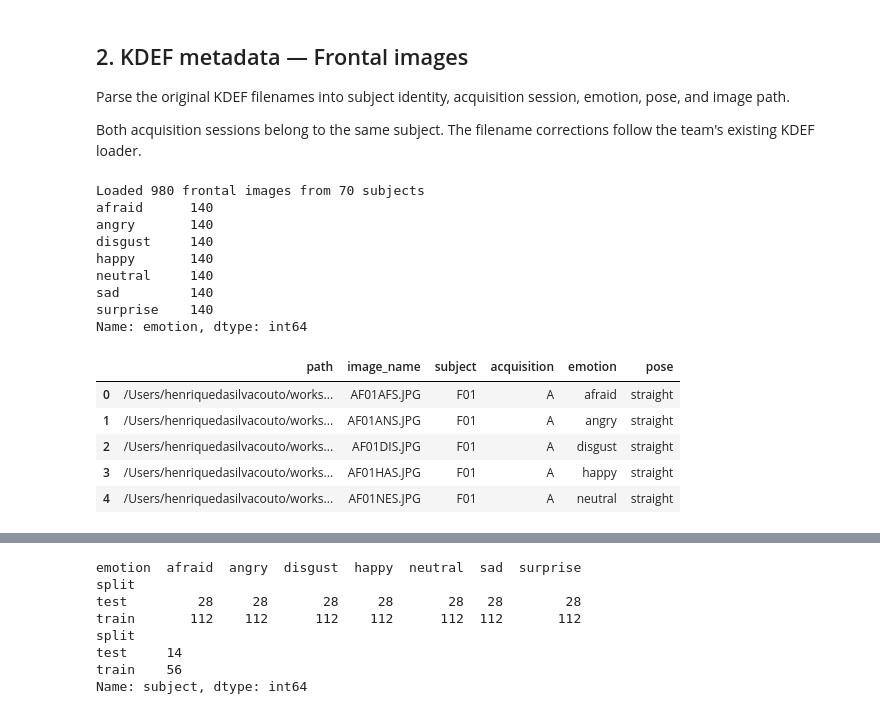
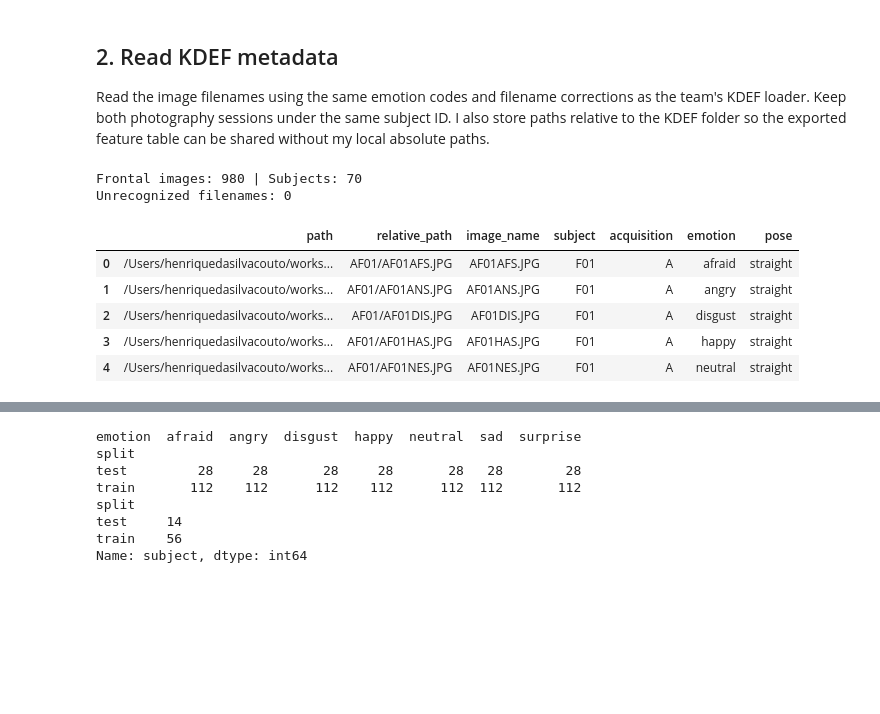
Before and after one commit to thesuacar/ml-emotionalrecognition, a Jupyter notebook: notebooks/phase5_fuzzy_kdef.ipynb, the cells around one changed output, grey strips where cells are left out. Cells and saved outputs as stored; diff of their text form; code cells hidden in the pictures; blank space fills up the shorter version.

```diff
--- a/notebooks/phase5_fuzzy_kdef.ipynb
+++ b/notebooks/phase5_fuzzy_kdef.ipynb
@@ -69,12 +69,8 @@ Split: 56 train / 14 test subjects
 NumPy: 1.24.4 | dlib: 19.24.2
-# %% [markdown]
-## 2. KDEF metadata — Frontal images
-
-Parse the original KDEF filenames into subject identity,
-acquisition session, emotion, pose, and image path.
-
-Both acquisition sessions belong to the same subject.
-The filename corrections follow the team's existing KDEF loader.
+# %% [markdown]
+## 2. Read KDEF metadata
+
+Read the image filenames using the same emotion codes and filename corrections as the team's KDEF loader. Keep both photography sessions under the same subject ID. I also store paths relative to the KDEF folder so the exported feature table can be shared without my local absolute paths.
 # %%
 EMOTIONS = {
     "AF": "afraid",
@@ -96,51 +92,41 @@ for path in sorted(KDEF_ROOT.rglob("*")):
 
     stem = OVERRIDES.get(path.stem.upper(), path.stem.upper())
     if len(stem) < 7:
         rejected.append((str(path), "short filename"))
         continue
 
     emotion_code = stem[4:6]
     pose_code = stem[6:]
     if emotion_code not in EMOTIONS or pose_code not in VALID_POSES:
         rejected.append((str(path), f"unrecognized emotion/pose: {stem}"))
         continue
     if pose_code != "S":
         continue
 
     rows.append({
         "path": str(path),
+        "relative_path": str(path.relative_to(KDEF_ROOT)),
         "image_name": path.name,
         "subject": stem[1:4],
         "acquisition": stem[0],
         "emotion": EMOTIONS[emotion_code],
         "pose": "straight",
     })
 
 meta = pd.DataFrame(rows)
 assert len(meta) == 980
 assert meta["subject"].nunique() == 70
 assert meta["emotion"].value_counts().eq(140).all()
 
-print(f"Loaded {len(meta)} frontal images from {meta['subject'].nunique()} subjects")
-print(meta["emotion"].value_counts().sort_index())
-if rejected:
-    print(f"Unrecognized filenames: {len(rejected)}")
-    print(rejected[:5])
-
+print(f"Frontal images: {len(meta)} | Subjects: {meta['subject'].nunique()}")
+print(f"Unrecognized filenames: {len(rejected)}")
 meta.head()
 # %% [output]
-Loaded 980 frontal images from 70 subjects
-afraid      140
-angry       140
-disgust     140
-happy       140
-neutral     140
-sad         140
-surprise    140
-Name: emotion, dtype: int64
+Frontal images: 980 | Subjects: 70
+Unrecognized filenames: 0
-|  | path | image_name | subject | acquisition | emotion | pose |
-| 0 | /Users/henriquedasilvacouto/works... | AF01AFS.JPG | F01 | A | afraid | straight |
-| 1 | /Users/henriquedasilvacouto/works... | AF01ANS.JPG | F01 | A | angry | straight |
-| 2 | /Users/henriquedasilvacouto/works... | AF01DIS.JPG | F01 | A | disgust | straight |
-| 3 | /Users/henriquedasilvacouto/works... | AF01HAS.JPG | F01 | A | happy | straight |
-| 4 | /Users/henriquedasilvacouto/works... | AF01NES.JPG | F01 | A | neutral | straight |
+|  | path | relative_path | image_name | subject | acquisition | emotion | pose |
+| 0 | /Users/henriquedasilvacouto/works... | AF01/AF01AFS.JPG | AF01AFS.JPG | F01 | A | afraid | straight |
+| 1 | /Users/henriquedasilvacouto/works... | AF01/AF01ANS.JPG | AF01ANS.JPG | F01 | A | angry | straight |
+| 2 | /Users/henriquedasilvacouto/works... | AF01/AF01DIS.JPG | AF01DIS.JPG | F01 | A | disgust | straight |
+| 3 | /Users/henriquedasilvacouto/works... | AF01/AF01HAS.JPG | AF01HAS.JPG | F01 | A | happy | straight |
+| 4 | /Users/henriquedasilvacouto/works... | AF01/AF01NES.JPG | AF01NES.JPG | F01 | A | neutral | straight |
```
Also changed, not shown: parts of 60 cells of this notebook.
